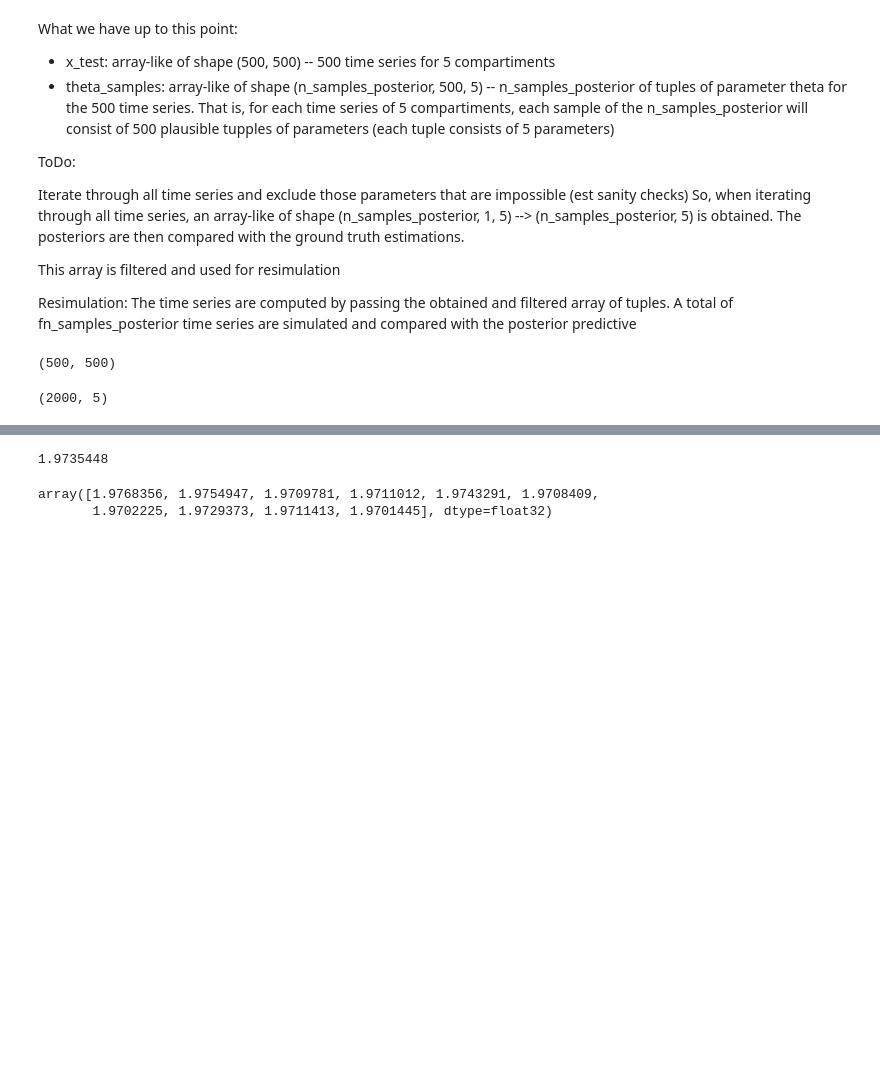
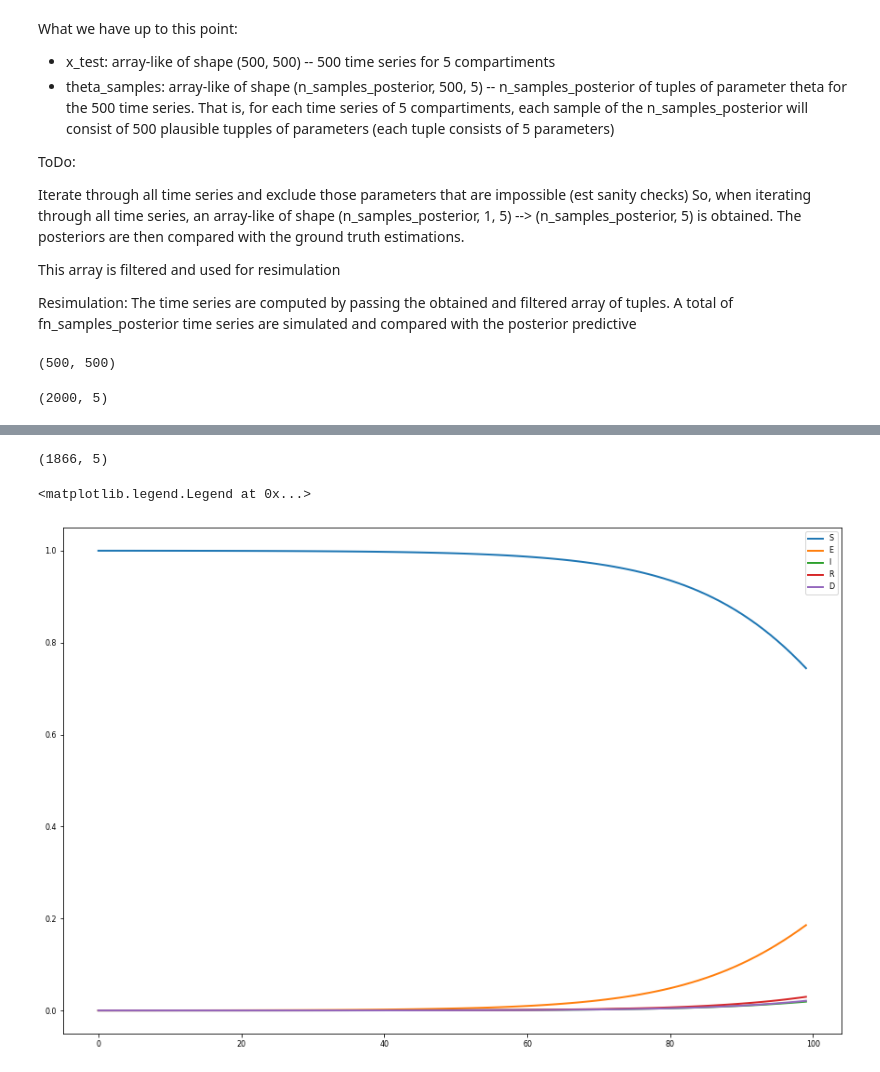
Before and after one commit to juan190199/InfectiousDiseases, a Jupyter notebook: InfectiousDisease/bayes_flow.ipynb, the cells around one changed output, grey strips where cells are left out. Drawn from its saved outputs; the diff is of its cells as text; code cells hidden in the pictures; blank space fills up the shorter version.

Commit message:
~// Check for bug and make posterior predictive comparison

```diff
--- a/InfectiousDisease/bayes_flow.ipynb
+++ b/InfectiousDisease/bayes_flow.ipynb
@@ -260,9 +258,30 @@ print(r2s)
-# %%
-sel_theta_test[0]
-# %% [output]
-1.9735448
-# %%
-fsel_theta_samples[:10, 0]
-# %% [output]
-array([1.9768356, 1.9754947, 1.9709781, 1.9711012, 1.9743291, 1.9708409,
-       1.9702225, 1.9729373, 1.9711413, 1.9701445], dtype=float32)
+# %%
+fsel_theta_samples.shape
+# %% [output]
+(1866, 5)
+# %%
+# Resimulation
+t_obs = 100
+dt = 1
+t = np.linspace(0, t_obs, int(t_obs/dt))
+N = 10000
+init_vals = 1 - 1/N, 1/N, 0, 0, 0
+forward_model = partial(data_model, initial_values=init_vals)
+
+ts = np.empty((fsel_theta_samples.shape[0], t_obs, 5))
+for i in range(fsel_theta_samples.shape[0]):
+    ts[i, :, :] = forward_model(fsel_theta_samples[i, :], t=t)
+
+# ts = ts.reshape(fsel_theta_samples.shape[0], -1)
+
+labels = ['S', 'E', 'I', 'R', 'D']
+# %%
+# Check for bug and make posterior predictive comparison
+f, ax = plt.subplots(1, 1, figsize=(15, 10))
+for i in range(5):
+    ax.plot(ts[0, :, i], label=labels[i], lw=2)
+
+plt.legend()
+# %% [output]
+<matplotlib.legend.Legend at 0x...>
+[figure, added]
```
Also changed, not shown: parts of 8 cells of this notebook.
